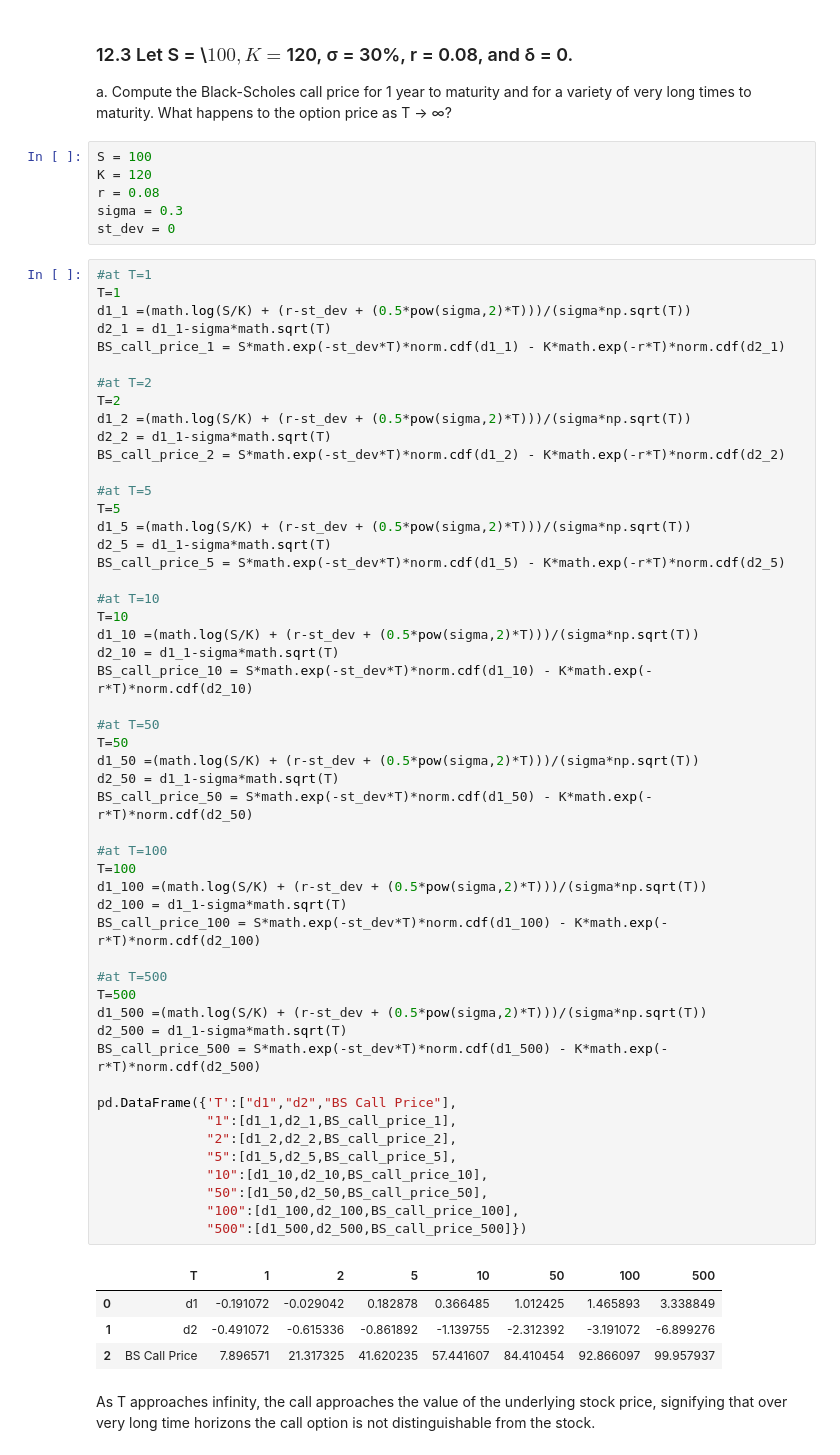
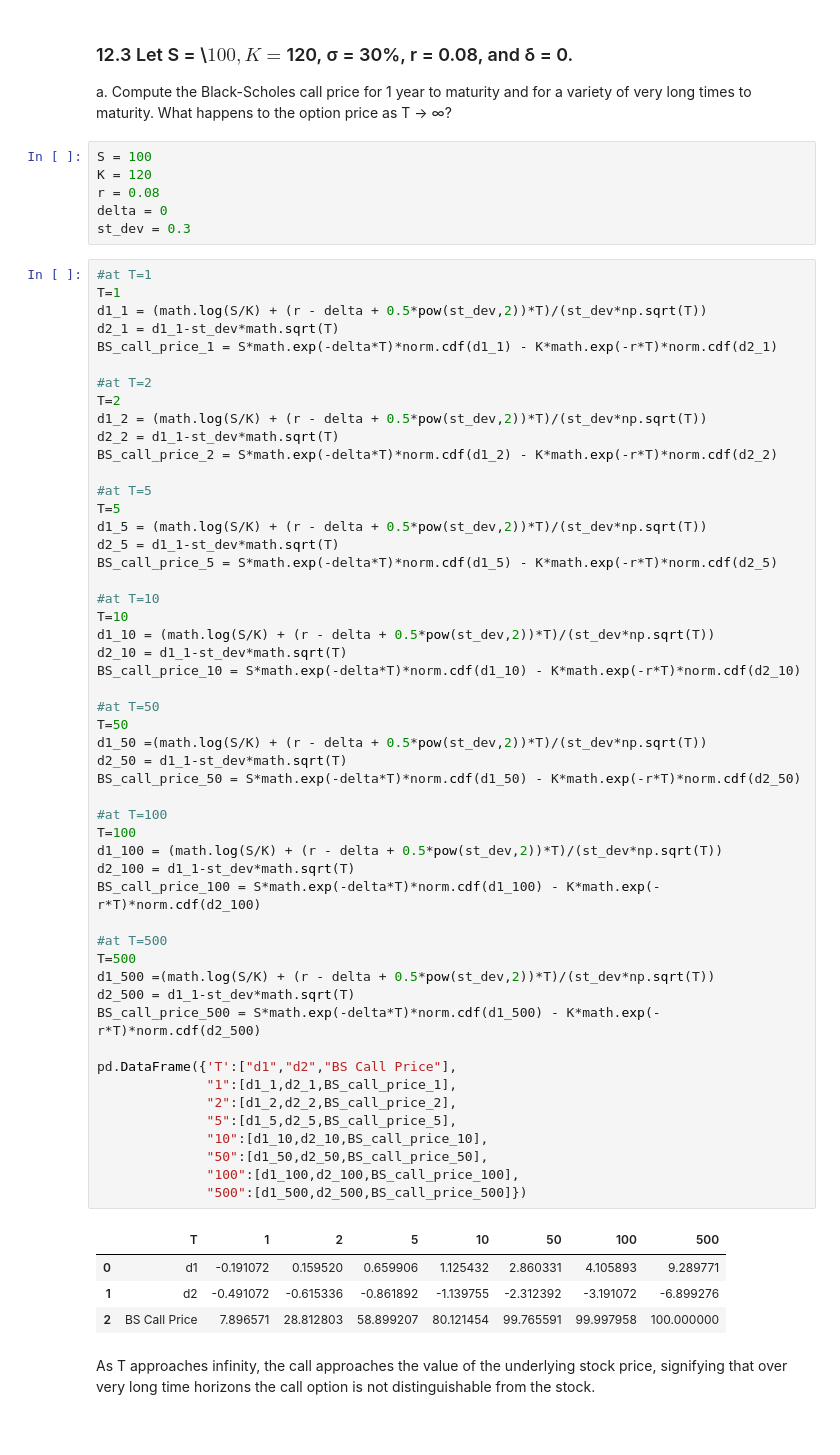
Before and after one commit to olga0503/DATA-618, a Jupyter notebook: HW-Week12.ipynb, the cells around one changed output. Saved outputs shown, nothing was run; the diff lists cells and outputs as text.

```diff
--- a/HW-Week12.ipynb
+++ b/HW-Week12.ipynb
@@ -287,64 +325,64 @@ of very long times to maturity. What happens to the option price as T → ∞?
 S = 100
 K = 120
 r = 0.08
-sigma = 0.3
-st_dev = 0
+delta = 0
+st_dev = 0.3
 # %%
 #at T=1
 T=1
-d1_1 =(math.log(S/K) + (r-st_dev + (0.5*pow(sigma,2)*T)))/(sigma*np.sqrt(T))
-d2_1 = d1_1-sigma*math.sqrt(T)
-BS_call_price_1 = S*math.exp(-st_dev*T)*norm.cdf(d1_1) - K*math.exp(-r*T)*norm.cdf(d2_1)
+d1_1 = (math.log(S/K) + (r - delta + 0.5*pow(st_dev,2))*T)/(st_dev*np.sqrt(T))
+d2_1 = d1_1-st_dev*math.sqrt(T)
+BS_call_price_1 = S*math.exp(-delta*T)*norm.cdf(d1_1) - K*math.exp(-r*T)*norm.cdf(d2_1)
 
 #at T=2
 T=2
-d1_2 =(math.log(S/K) + (r-st_dev + (0.5*pow(sigma,2)*T)))/(sigma*np.sqrt(T))
-d2_2 = d1_1-sigma*math.sqrt(T)
-BS_call_price_2 = S*math.exp(-st_dev*T)*norm.cdf(d1_2) - K*math.exp(-r*T)*norm.cdf(d2_2)
+d1_2 = (math.log(S/K) + (r - delta + 0.5*pow(st_dev,2))*T)/(st_dev*np.sqrt(T))
+d2_2 = d1_1-st_dev*math.sqrt(T)
+BS_call_price_2 = S*math.exp(-delta*T)*norm.cdf(d1_2) - K*math.exp(-r*T)*norm.cdf(d2_2)
 
 #at T=5
 T=5
-d1_5 =(math.log(S/K) + (r-st_dev + (0.5*pow(sigma,2)*T)))/(sigma*np.sqrt(T))
-d2_5 = d1_1-sigma*math.sqrt(T)
-BS_call_price_5 = S*math.exp(-st_dev*T)*norm.cdf(d1_5) - K*math.exp(-r*T)*norm.cdf(d2_5)
+d1_5 = (math.log(S/K) + (r - delta + 0.5*pow(st_dev,2))*T)/(st_dev*np.sqrt(T))
+d2_5 = d1_1-st_dev*math.sqrt(T)
+BS_call_price_5 = S*math.exp(-delta*T)*norm.cdf(d1_5) - K*math.exp(-r*T)*norm.cdf(d2_5)
 
 #at T=10
 T=10
-d1_10 =(math.log(S/K) + (r-st_dev + (0.5*pow(sigma,2)*T)))/(sigma*np.sqrt(T))
-d2_10 = d1_1-sigma*math.sqrt(T)
-BS_call_price_10 = S*math.exp(-st_dev*T)*norm.cdf(d1_10) - K*math.exp(-r*T)*norm.cdf(d2_10)
+d1_10 = (math.log(S/K) + (r - delta + 0.5*pow(st_dev,2))*T)/(st_dev*np.sqrt(T))
+d2_10 = d1_1-st_dev*math.sqrt(T)
+BS_call_price_10 = S*math.exp(-delta*T)*norm.cdf(d1_10) - K*math.exp(-r*T)*norm.cdf(d2_10)
 
 #at T=50
 T=50
-d1_50 =(math.log(S/K) + (r-st_dev + (0.5*pow(sigma,2)*T)))/(sigma*np.sqrt(T))
-d2_50 = d1_1-sigma*math.sqrt(T)
-BS_call_price_50 = S*math.exp(-st_dev*T)*norm.cdf(d1_50) - K*math.exp(-r*T)*norm.cdf(d2_50)
+d1_50 =(math.log(S/K) + (r - delta + 0.5*pow(st_dev,2))*T)/(st_dev*np.sqrt(T))
+d2_50 = d1_1-st_dev*math.sqrt(T)
+BS_call_price_50 = S*math.exp(-delta*T)*norm.cdf(d1_50) - K*math.exp(-r*T)*norm.cdf(d2_50)
 
 #at T=100
 T=100
-d1_100 =(math.log(S/K) + (r-st_dev + (0.5*pow(sigma,2)*T)))/(sigma*np.sqrt(T))
-d2_100 = d1_1-sigma*math.sqrt(T)
-BS_call_price_100 = S*math.exp(-st_dev*T)*norm.cdf(d1_100) - K*math.exp(-r*T)*norm.cdf(d2_100)
+d1_100 = (math.log(S/K) + (r - delta + 0.5*pow(st_dev,2))*T)/(st_dev*np.sqrt(T))
+d2_100 = d1_1-st_dev*math.sqrt(T)
+BS_call_price_100 = S*math.exp(-delta*T)*norm.cdf(d1_100) - K*math.exp(-r*T)*norm.cdf(d2_100)
 
 #at T=500
 T=500
-d1_500 =(math.log(S/K) + (r-st_dev + (0.5*pow(sigma,2)*T)))/(sigma*np.sqrt(T))
-d2_500 = d1_1-sigma*math.sqrt(T)
-BS_call_price_500 = S*math.exp(-st_dev*T)*norm.cdf(d1_500) - K*math.exp(-r*T)*norm.cdf(d2_500)
+d1_500 =(math.log(S/K) + (r - delta + 0.5*pow(st_dev,2))*T)/(st_dev*np.sqrt(T))
+d2_500 = d1_1-st_dev*math.sqrt(T)
+BS_call_price_500 = S*math.exp(-delta*T)*norm.cdf(d1_500) - K*math.exp(-r*T)*norm.cdf(d2_500)
 
 pd.DataFrame({'T':["d1","d2","BS Call Price"],
               "1":[d1_1,d2_1,BS_call_price_1],
               "2":[d1_2,d2_2,BS_call_price_2],
               "5":[d1_5,d2_5,BS_call_price_5],
               "10":[d1_10,d2_10,BS_call_price_10],
               "50":[d1_50,d2_50,BS_call_price_50],
               "100":[d1_100,d2_100,BS_call_price_100],
               "500":[d1_500,d2_500,BS_call_price_500]})
 # %% [output]
 |  | T | 1 | 2 | 5 | 10 | 50 | 100 | 500 |
-| 0 | d1 | -0.191072 | -0.029042 | 0.182878 | 0.366485 | 1.012425 | 1.465893 | 3.338849 |
+| 0 | d1 | -0.191072 | 0.159520 | 0.659906 | 1.125432 | 2.860331 | 4.105893 | 9.289771 |
 | 1 | d2 | -0.491072 | -0.615336 | -0.861892 | -1.139755 | -2.312392 | -3.191072 | -6.899276 |
-| 2 | BS Call Price | 7.896571 | 21.317325 | 41.620235 | 57.441607 | 84.410454 | 92.866097 | 99.957937 |
+| 2 | BS Call Price | 7.896571 | 28.812803 | 58.899207 | 80.121454 | 99.765591 | 99.997958 | 100.000000 |
 # %% [markdown]
 As T approaches infinity, the call approaches the value of the underlying stock price, signifying that over very long time horizons the call option is not distinguishable from the stock.
 # %% [markdown]
```
Also changed, not shown: parts of 19 cells of this notebook.
